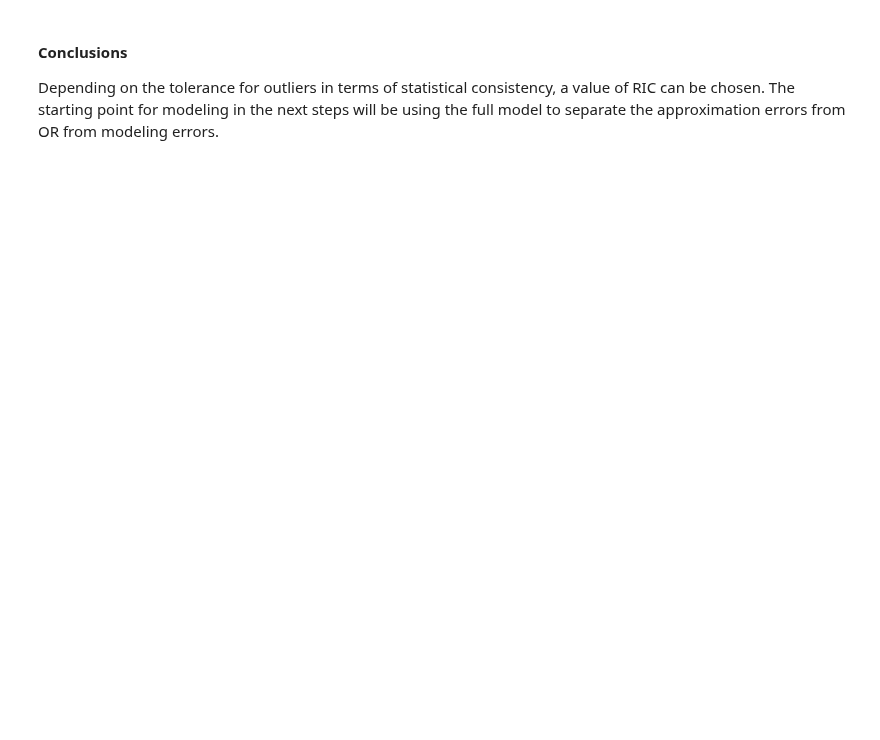
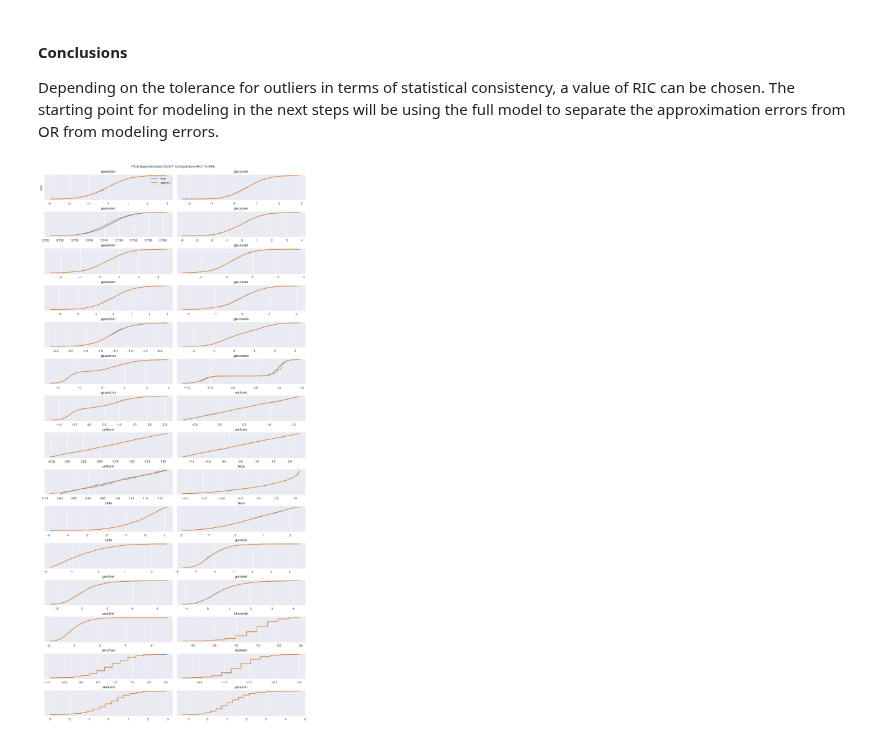
Before and after one commit to acb-code/distribution-surrogates, a Jupyter notebook: 4_emulator_parametric_OR.ipynb, the cells around one changed output. Cells and saved outputs as stored; diff of their text form; code cells hidden in the pictures; blank space fills up the shorter version.

Commit message:
Added plot for comparing RIC options qualitatively across all distributions

```diff
--- a/4_emulator_parametric_OR.ipynb
+++ b/4_emulator_parametric_OR.ipynb
@@ -419,3 +419,25 @@ RIC =    None results in percent reasonable KS: 100  percent reasonable JS: 100
 # %% [markdown]
 #### Conclusions
 Depending on the tolerance for outliers in terms of statistical consistency, a value of RIC can be chosen. The starting point for modeling in the next steps will be using the full model to separate the approximation errors from OR from modeling errors.
+# %%
+# comparison of true and OR approximated distributions for selected case
+jj = 2
+ecdf_y_, ecdfx_or = pca_sweep_data[jj].scaled_ecdfs
+ecdf_y_, ecdfx_true = pca_sweep_data[-1].scaled_ecdfs
+cur_ric = rics[jj]
+
+case_to_plot = 0
+fig6, ax6 = plt.subplots(15, 2, figsize=(12,25), constrained_layout=True)
+ax = ax6.ravel()
+for i in range(30):
+    ax[i].plot(ecdfx_true[case_to_plot,:,i], ecdf_y_)
+    ax[i].plot(ecdfx_or[case_to_plot,:,i], ecdf_y_)
+    ax[i].set_title(parametric_experiment.simulations[0].distribution_types[i])
+    ax[i].set_yticks(())
+ax[0].set_ylabel("CDF")
+ax[0].legend(['true', 'approx'], loc='best')
+fig6.suptitle('PCA Approximated ECDF Comparison RIC= '+str(cur_ric))
+plot_title = 'Case ' + str(case_to_plot) + ' comparison for PCA Approximated ECDF Comparison RIC= '+str(cur_ric)
+fig6.savefig(datasavedir + '/' + plot_title + '.png')
+# %% [output]
+[figure, added]
```
Also changed, not shown: parts of 12 cells of this notebook.
